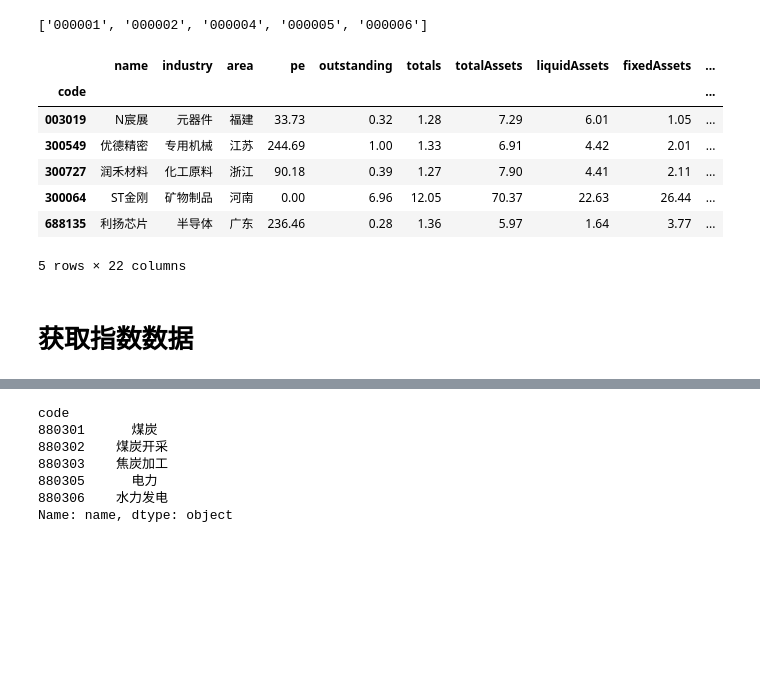
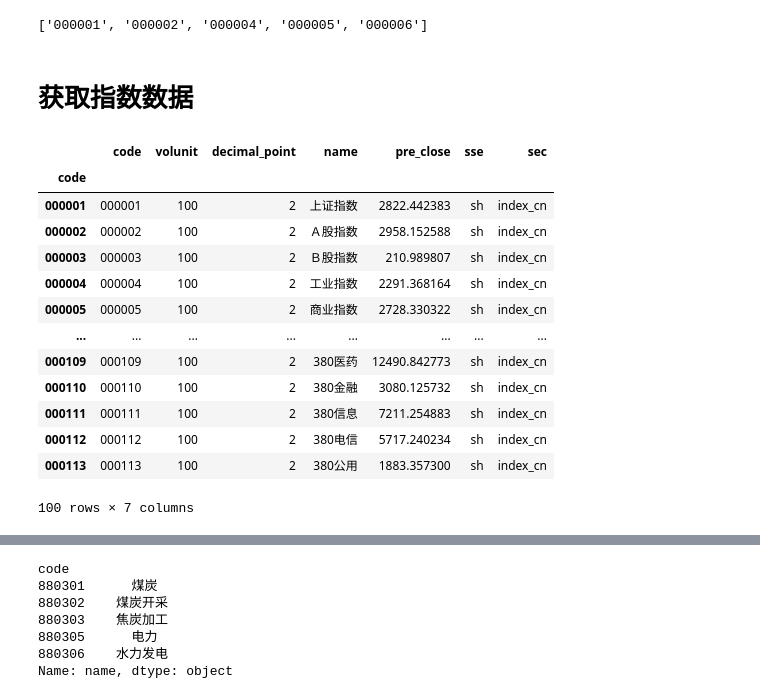
Before and after one commit to nuswgg/quants_qa, a Jupyter notebook: QA/QA How to Get data.ipynb, the cells around one changed output, grey strips where cells are left out. Drawn from its saved outputs; the diff is of its cells as text; code cells hidden in the pictures; blank space fills up the shorter version.

```diff
--- a/QA How to Get data.ipynb
+++ b/QA/QA How to Get data.ipynb
@@ -55,21 +58,28 @@ cn_stk_code[:5]
 ['000001', '000002', '000004', '000005', '000006']
 # %%
 # 用tushare获取所有股票列表
-cn_stock_basic = ts.get_stock_basics()
-cn_stock_basic.head()
+# cn_stock_basic = ts.get_stock_basics()
+# cn_stock_basic.head()
+# 本接口即将停止更新，请尽快使用Pro版接口：https://waditu.com/document/2
-# %% [output]
-|  | name | industry | area | pe | outstanding | totals | totalAssets | liquidAssets | fixedAssets | ... |
-| code |  |  |  |  |  |  |  |  |  | ... |
-| 003019 | N宸展 | 元器件 | 福建 | 33.73 | 0.32 | 1.28 | 7.29 | 6.01 | 1.05 | ... |
-| 300549 | 优德精密 | 专用机械 | 江苏 | 244.69 | 1.00 | 1.33 | 6.91 | 4.42 | 2.01 | ... |
-| 300727 | 润禾材料 | 化工原料 | 浙江 | 90.18 | 0.39 | 1.27 | 7.90 | 4.41 | 2.11 | ... |
-| 300064 | ST金刚 | 矿物制品 | 河南 | 0.00 | 6.96 | 12.05 | 70.37 | 22.63 | 26.44 | ... |
-| 688135 | 利扬芯片 | 半导体 | 广东 | 236.46 | 0.28 | 1.36 | 5.97 | 1.64 | 3.77 | ... |
-5 rows × 22 columns
 # %% [markdown]
 # 获取指数数据
 # %%
 #获取所有指数
 idx_list = QA.QA_fetch_index_list_adv()
-idx_list.head()
-idx_list.to_csv('all block.csv',encoding='utf-8-sig')
+idx_list.head(100)
+# idx_list.to_csv('all block.csv',encoding='utf-8-sig')
+# %% [output]
+|  | code | volunit | decimal_point | name | pre_close | sse | sec |
+| code |  |  |  |  |  |  |  |
+| 000001 | 000001 | 100 | 2 | 上证指数 | 2822.442383 | sh | index_cn |
+| 000002 | 000002 | 100 | 2 | Ａ股指数 | 2958.152588 | sh | index_cn |
+| 000003 | 000003 | 100 | 2 | Ｂ股指数 | 210.989807 | sh | index_cn |
+| 000004 | 000004 | 100 | 2 | 工业指数 | 2291.368164 | sh | index_cn |
+| 000005 | 000005 | 100 | 2 | 商业指数 | 2728.330322 | sh | index_cn |
+| ... | ... | ... | ... | ... | ... | ... | ... |
+| 000109 | 000109 | 100 | 2 | 380医药 | 12490.842773 | sh | index_cn |
+| 000110 | 000110 | 100 | 2 | 380金融 | 3080.125732 | sh | index_cn |
+| 000111 | 000111 | 100 | 2 | 380信息 | 7211.254883 | sh | index_cn |
+| 000112 | 000112 | 100 | 2 | 380电信 | 5717.240234 | sh | index_cn |
+| 000113 | 000113 | 100 | 2 | 380公用 | 1883.357300 | sh | index_cn |
+100 rows × 7 columns
```
Also changed, not shown: parts of 18 cells of this notebook, 11 other files.
